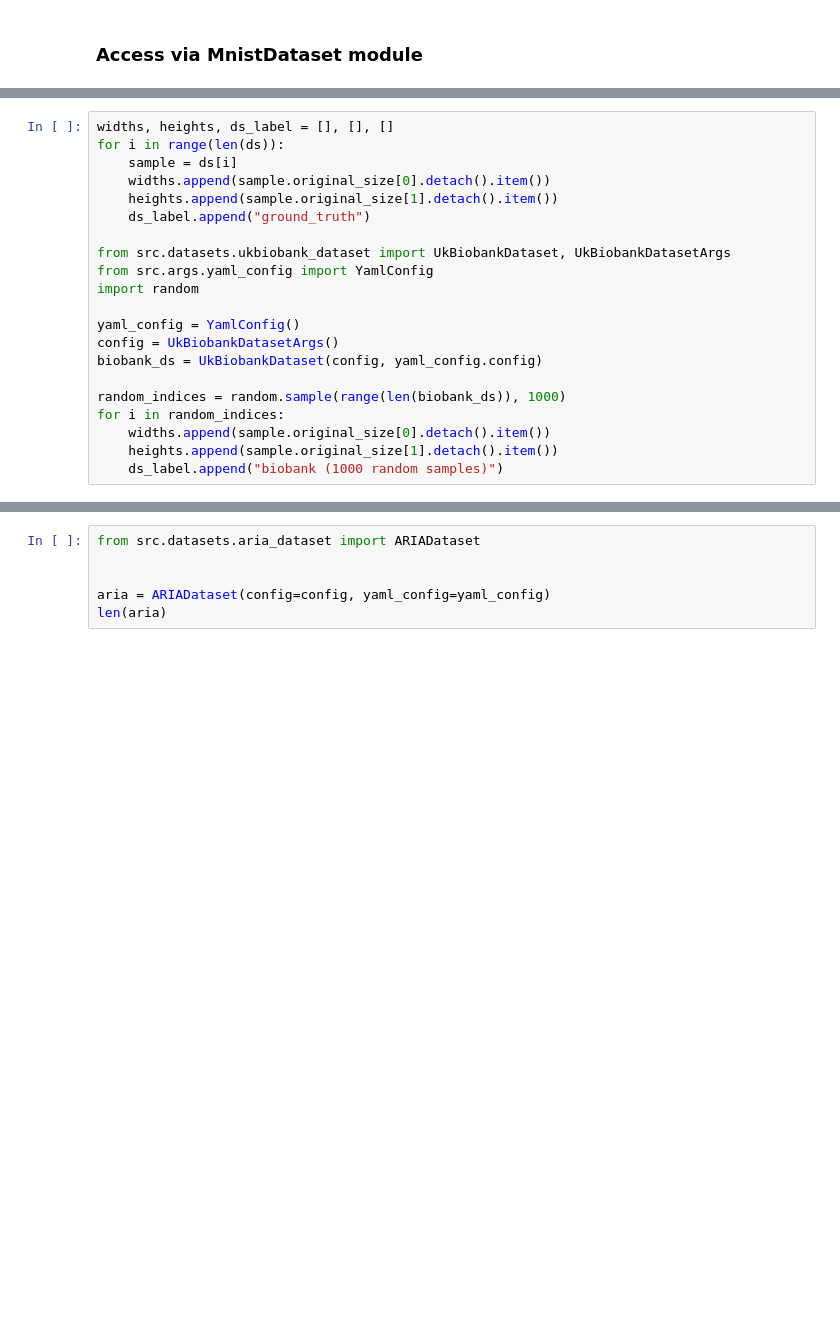
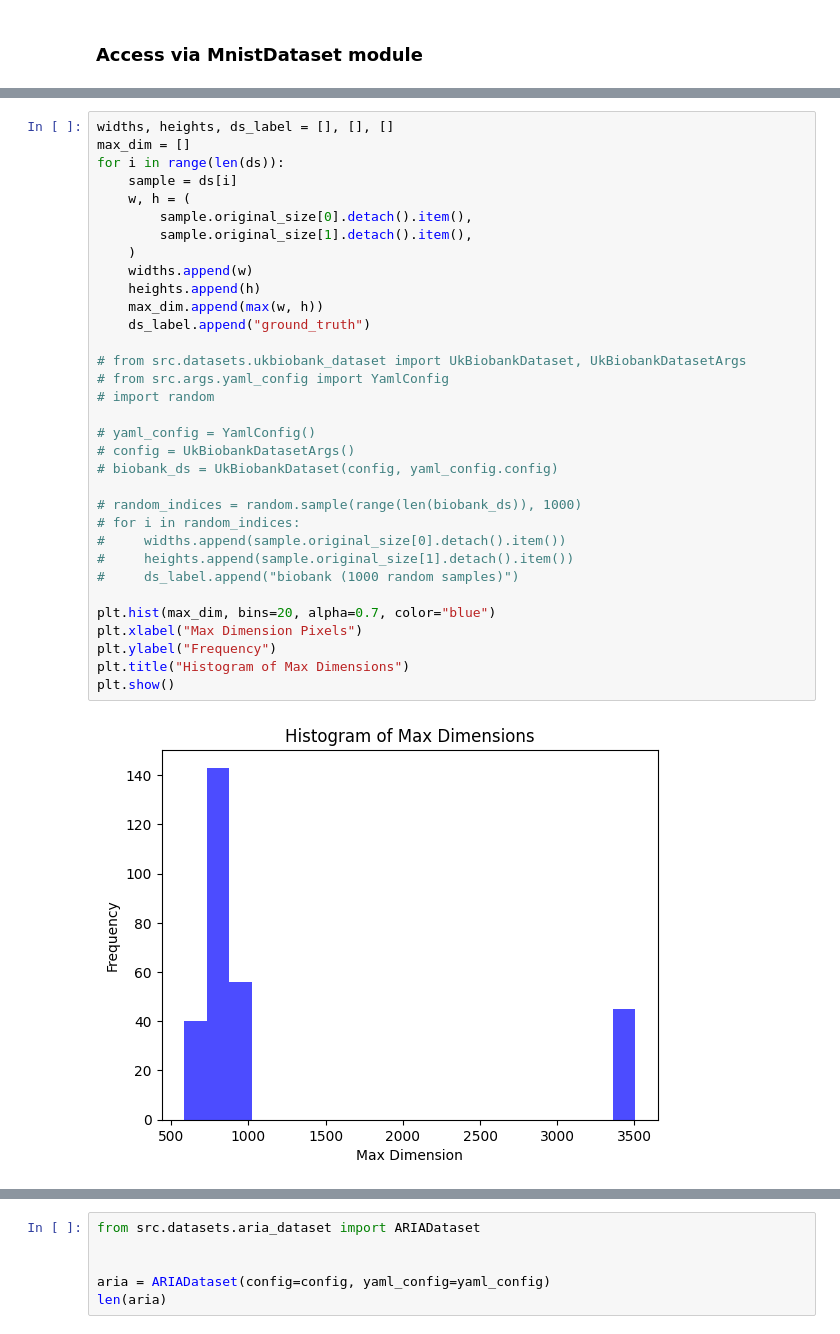
Before and after one commit to speydril/mp-lippert-experiments, a Jupyter notebook: src/wild-west/analysis.ipynb, the cells around one changed output, grey strips where cells are left out. Drawn from its saved outputs; the diff is of its cells as text; blank space fills up the shorter version.

```diff
--- a/src/wild-west/analysis.ipynb
+++ b/src/wild-west/analysis.ipynb
@@ -204,21 +222,35 @@ Clipping input data to the valid range for imshow with RGB data ([0..1] for floa
 # %%
 widths, heights, ds_label = [], [], []
+max_dim = []
 for i in range(len(ds)):
     sample = ds[i]
-    widths.append(sample.original_size[0].detach().item())
-    heights.append(sample.original_size[1].detach().item())
+    w, h = (
+        sample.original_size[0].detach().item(),
+        sample.original_size[1].detach().item(),
+    )
+    widths.append(w)
+    heights.append(h)
+    max_dim.append(max(w, h))
     ds_label.append("ground_truth")
 
-from src.datasets.ukbiobank_dataset import UkBiobankDataset, UkBiobankDatasetArgs
-from src.args.yaml_config import YamlConfig
-import random
+# from src.datasets.ukbiobank_dataset import UkBiobankDataset, UkBiobankDatasetArgs
+# from src.args.yaml_config import YamlConfig
+# import random
 
-yaml_config = YamlConfig()
-config = UkBiobankDatasetArgs()
-biobank_ds = UkBiobankDataset(config, yaml_config.config)
+# yaml_config = YamlConfig()
+# config = UkBiobankDatasetArgs()
+# biobank_ds = UkBiobankDataset(config, yaml_config.config)
 
-random_indices = random.sample(range(len(biobank_ds)), 1000)
-for i in random_indices:
-    widths.append(sample.original_size[0].detach().item())
-    heights.append(sample.original_size[1].detach().item())
-    ds_label.append("biobank (1000 random samples)")
+# random_indices = random.sample(range(len(biobank_ds)), 1000)
+# for i in random_indices:
+#     widths.append(sample.original_size[0].detach().item())
+#     heights.append(sample.original_size[1].detach().item())
+#     ds_label.append("biobank (1000 random samples)")
+
+plt.hist(max_dim, bins=20, alpha=0.7, color="blue")
+plt.xlabel("Max Dimension Pixels")
+plt.ylabel("Frequency")
+plt.title("Histogram of Max Dimensions")
+plt.show()
+# %% [output]
+[figure, added]
```
Also changed, not shown: parts of 46 cells of this notebook.
